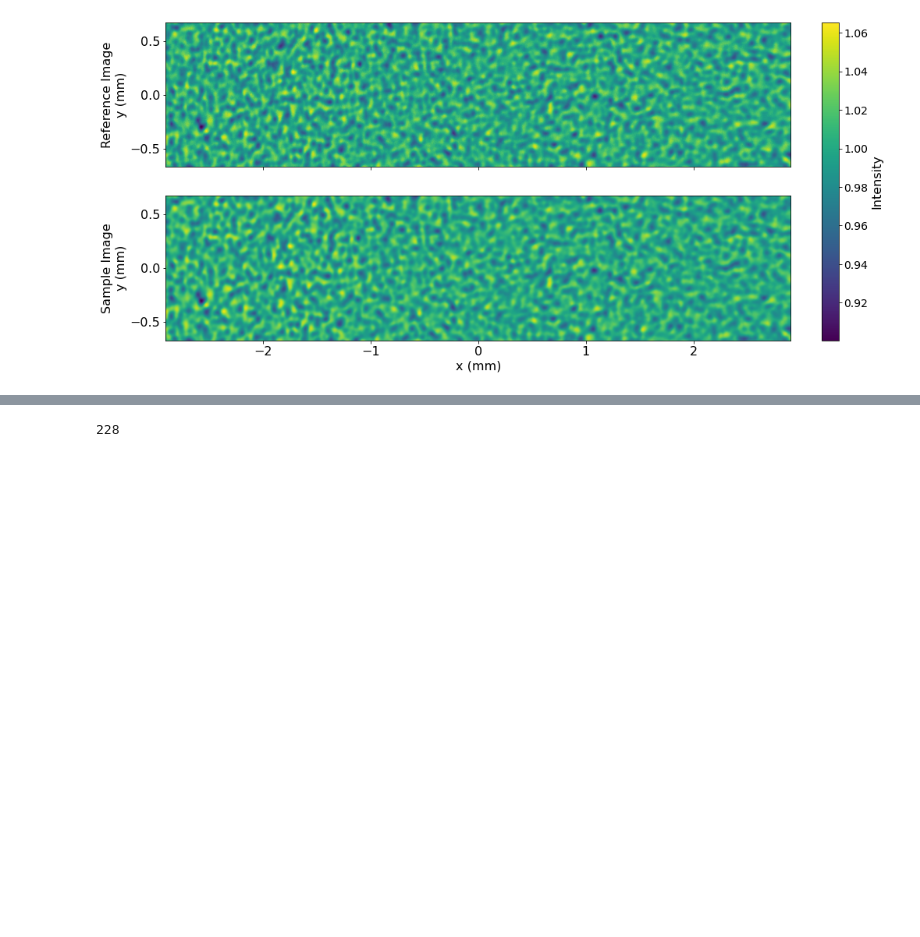
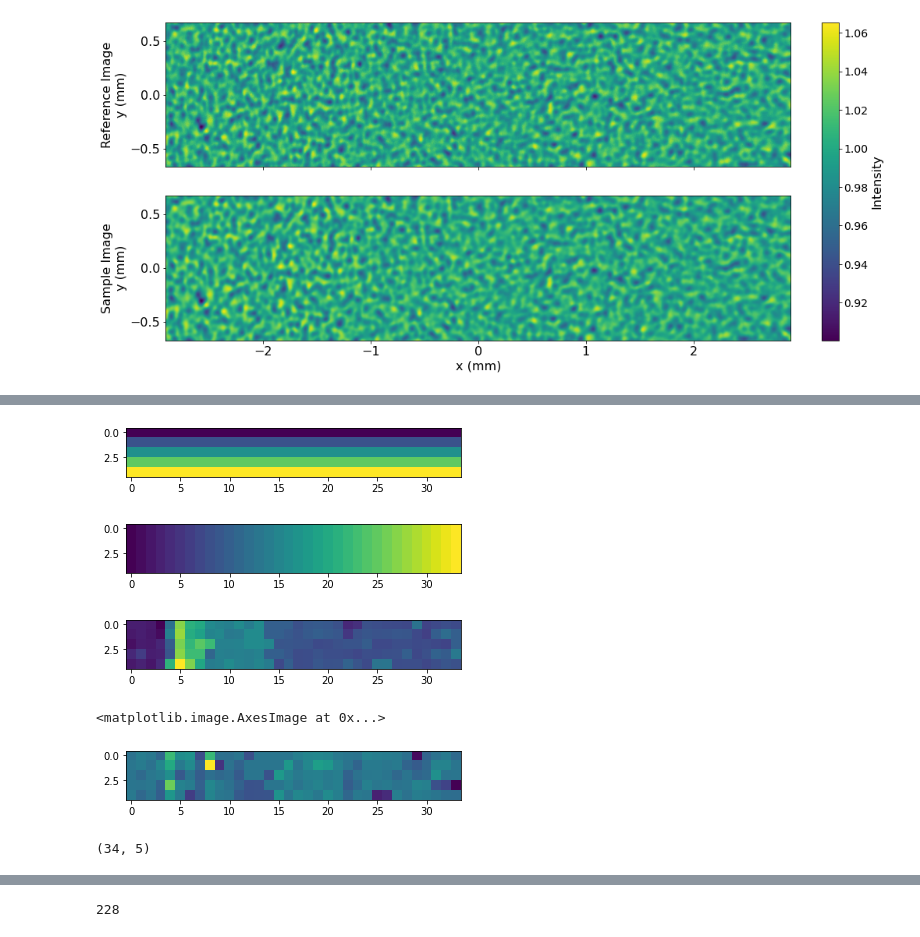
Before and after one commit to twguest/tiepy, a Jupyter notebook: docs/source/demo/real_data_example.ipynb, the cells around one changed output, grey strips where cells are left out. Saved outputs shown, nothing was run; the diff lists cells and outputs as text; code cells hidden in the pictures; blank space fills up the shorter version.

```diff
--- a/docs/source/demo/real_data_example.ipynb
+++ b/docs/source/demo/real_data_example.ipynb
@@ -71,0 +94,18 @@ from tiepy.speckle.subpixel import reshape_to_2d
+# %%
+plt.imshow(coords_y)
+plt.show()
+plt.imshow(coords_x)
+plt.show()
+plt.imshow(shifts_x)
+plt.show()
+plt.imshow(shifts_y)
+# %% [output]
+[figure, added]
+[figure, added]
+[figure, added]
+<matplotlib.image.AxesImage at 0x...>
+[figure, added]
+# %%
+coords_x.shape
+# %% [output]
+(34, 5)
```
Also changed, not shown: parts of 12 cells of this notebook, 9 other files.
